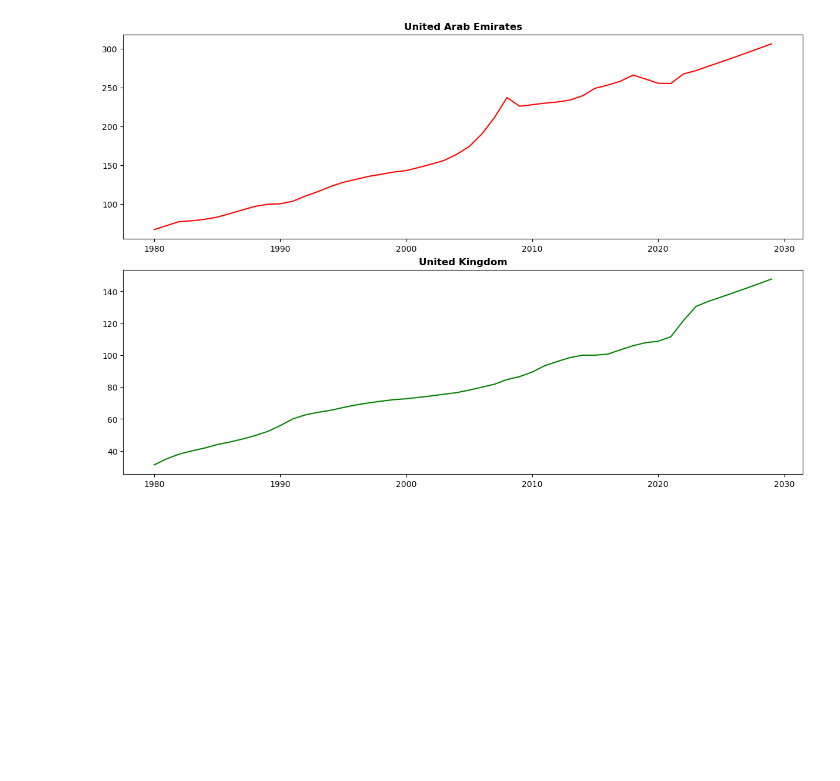
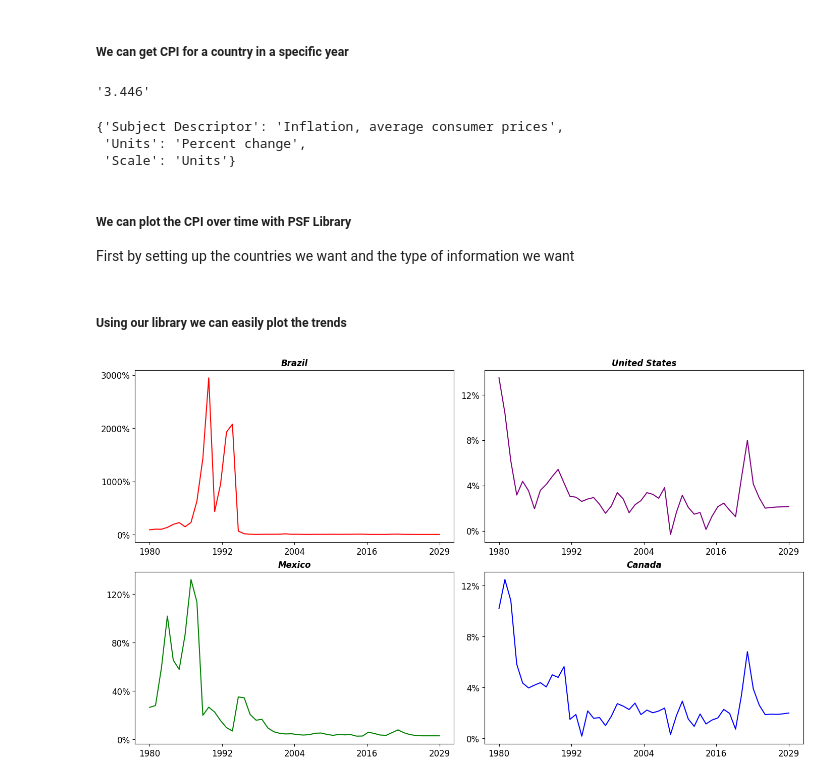
Before and after one commit to DeanRog14/WEO_Library, a Jupyter notebook: examples/WEO Presentation.ipynb, the cells around one changed output. Drawn from its saved outputs; the diff is of its cells as text; code cells hidden in the pictures; blank space fills up the shorter version.

```diff
--- a/examples/WEO Presentation.ipynb
+++ b/examples/WEO Presentation.ipynb
@@ -79,10 +38,33 @@ prepared_dfs = w.clean.prep_dfs(cpi_df, 'Country', country_list)
+# %% [markdown]
+##### We can get CPI for a country in a specific year
+# %%
+df.get_value('PCPIPCH', 'Brazil', 2017)
+# %% [output]
+'3.446'
+# %%
+df.get_subject_info('PCPIPCH', 'Brazil')
+# %% [output]
+{'Subject Descriptor': 'Inflation, average consumer prices',
+ 'Units': 'Percent change',
+ 'Scale': 'Units'}
+# %% [markdown]
+##### We can plot the CPI over time with PSF Library
+First by setting up the countries we want and the type of information we want
+# %%
+gdp_south = w.clean.get_series_data(df, ['Brazil', 'United States', 'Mexico', 'Canada'], 'PCPIPCH')
+# %%
+country_list = ['Brazil', 'United States', 'Mexico', 'Canada']
+prepped_dfs = w.clean.prep_dfs(gdp_south, country_list, 'Value')
+# %% [markdown]
+##### Using our library we can easily plot the trends
 # %%
+import psf_library as psf
 import psf_library.plotting as psf_plot
 
-colors = ['red', 'green', 'blue', 'purple', 'orange']
-fig, axes, dfs = psf_plot.plot_colored_lines(country_list, colors, prepared_dfs, 'Value', 'date', 2, 1, (12,8), 'o')
+colors = ['red', 'purple', 'green', 'blue']
+fig, axes, dfs = psf_plot.plot_colored_lines(country_list, colors, prepped_dfs, 'Value', 'date', 2, 2, (14,8))
 
-for ax, index in zip(axes, country_list):
-    psf_plot.simple_axes(ax, index)
+for ax, df, index in zip(axes, dfs, country_list):
+    psf_plot.style_axes_date(ax, df, index, 'percent', 5, '%Y')
 # %% [output]
-[figure, old version]
+[figure, new version]
```
Also changed, not shown: parts of 16 cells of this notebook.
